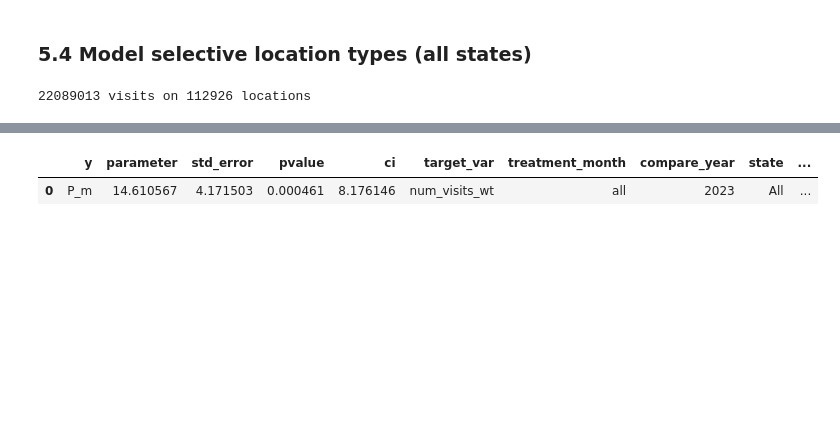
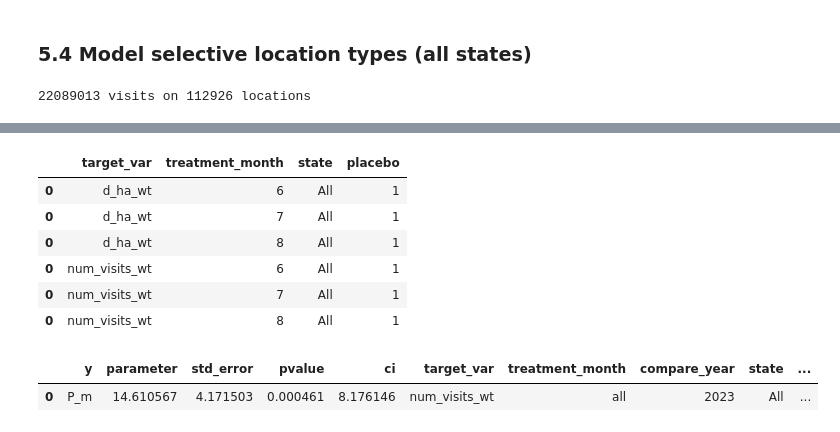
Before and after one commit to MobiSegInsights/nine-euro-ticket-de, a Jupyter notebook: src/models/19-DiD-analysis.ipynb, the cells around one changed output, grey strips where cells are left out. Drawn from its saved outputs; the diff is of its cells as text; code cells hidden in the pictures; blank space fills up the shorter version.

Commit message:
DiD models refined

```diff
--- a/src/models/19-DiD-analysis.ipynb
+++ b/src/models/19-DiD-analysis.ipynb
@@ -631,7 +632,7 @@ for paras in tqdm(para_set):
     rs = True
     df = data_preparation(data=df_vs, year_list=[paras[0], 2022],
                           treatment_yr=2022, treatment_month=8, remove_sep=rs)
-    res = did_model2(data=df, target_var=paras[1])
+    res, _ = did_model2(data=df, target_var=paras[1])
     res.loc[:, 'compare_year'] = paras[0]
     res_df_list.append(res)
 # %%
@@ -711,7 +712,7 @@ for st in tqdm(state_list, desc='Modeling by state'):
             rs = True
             df = data_preparation(data=df_visits, year_list=[paras[0], 2022],
                                   treatment_yr=2022, treatment_month=tm, remove_sep=rs)
-            res = did_model2(data=df, target_var=paras[1], treatment_month=tm)
+            res, _ = did_model2(data=df, target_var=paras[1], treatment_month=tm)
             res.loc[:, 'compare_year'] = paras[0]
             res_df_list.append(res)
 
@@ -776,6 +777,20 @@ df_visits = pd.concat(df_visits_list)
 print(f'{df_visits.num_visits.sum()} visits on {df_visits.osm_id.nunique()} locations')
 # %% [output]
 22089013 visits on 112926 locations
+# %%
+df_visits.loc[:, 'period'] = 1 * (df_visits.month == 5)
+df_poi = df_visits.loc[(df_visits.year.isin([2022, 2023])) & \
+                       (df_visits.month.isin([5, 6, 7, 8]))].\
+    groupby(['year', 'period', 'label'])['num_visits_wt'].sum().reset_index()
+df_poi_t = df_visits.loc[(df_visits.year.isin([2022, 2023])) & \
+                       (df_visits.month.isin([5, 6, 7, 8]))].\
+    groupby(['year', 'period'])['num_visits_wt'].sum().reset_index().\
+    rename(columns={'num_visits_wt': 'total'})
+df_poi = pd.merge(df_poi, df_poi_t, on=['year', 'period'], how='left')
+df_poi['num_visits_wt'] /= df_poi['total']
+df_poi['num_visits_wt'] *= 100
+df_poi[['year', 'period', 'label', 'num_visits_wt']].\
+    to_parquet('results/did/all_states_model_v5_pt3_pois_stats.parquet', index=False)
 # %%
 # DiD modeling
 res_df_list = []
@@ -785,7 +800,7 @@ for paras in para_set:
         rs = True
         df = data_preparation(data=df_visits, year_list=[paras[0], 2022],
                               treatment_yr=2022, treatment_month=tm, remove_sep=rs)
-        res = did_model2(data=df, target_var=paras[1], treatment_month=tm)
+        res, _ = did_model2(data=df, target_var=paras[1], treatment_month=tm)
         res.loc[:, 'compare_year'] = paras[0]
         res_df_list.append(res)
 
@@ -822,6 +837,16 @@ df_r
 | 3 | P_m | 16.725999 | 3.377362 | 7.332558e-07 | 6.619629 | num_visits_wt | 6 | 2023 | All | ... |
 | 4 | P_m | 15.939410 | 3.601677 | 9.621047e-06 | 7.059288 | num_visits_wt | 7 | 2023 | All | ... |
 | 5 | P_m | 15.039892 | 4.757776 | 1.571714e-03 | 9.325241 | num_visits_wt | 8 | 2023 | All | ... |
+# %%
+fs
+# %% [output]
+|  | target_var | treatment_month | state | placebo |
+| 0 | d_ha_wt | 6 | All | 1 |
+| 0 | d_ha_wt | 7 | All | 1 |
+| 0 | d_ha_wt | 8 | All | 1 |
+| 0 | num_visits_wt | 6 | All | 1 |
+| 0 | num_visits_wt | 7 | All | 1 |
+| 0 | num_visits_wt | 8 | All | 1 |
 # %%
 # DiD modeling - merge 6-8
 res_df_list = []
```
Also changed, not shown: parts of 7 cells of this notebook, 8 other files.
